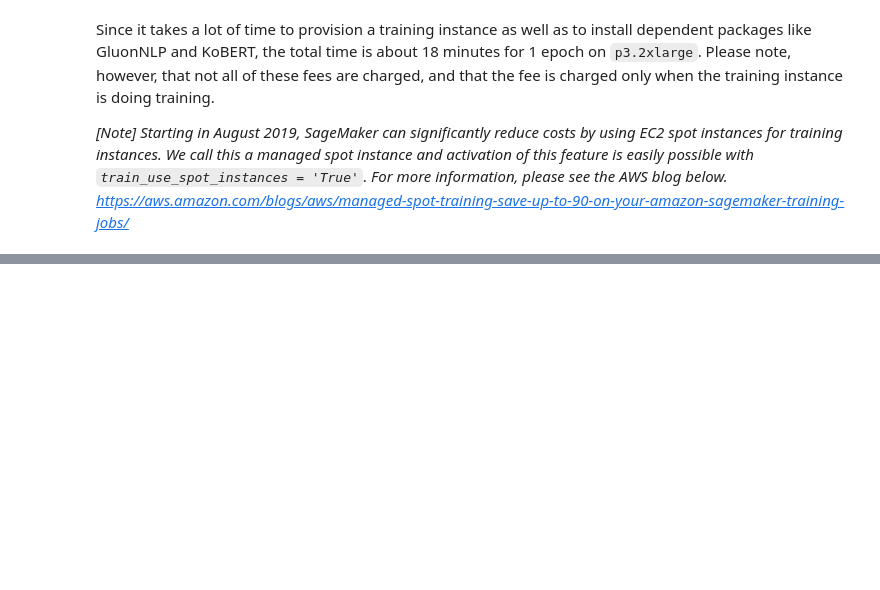
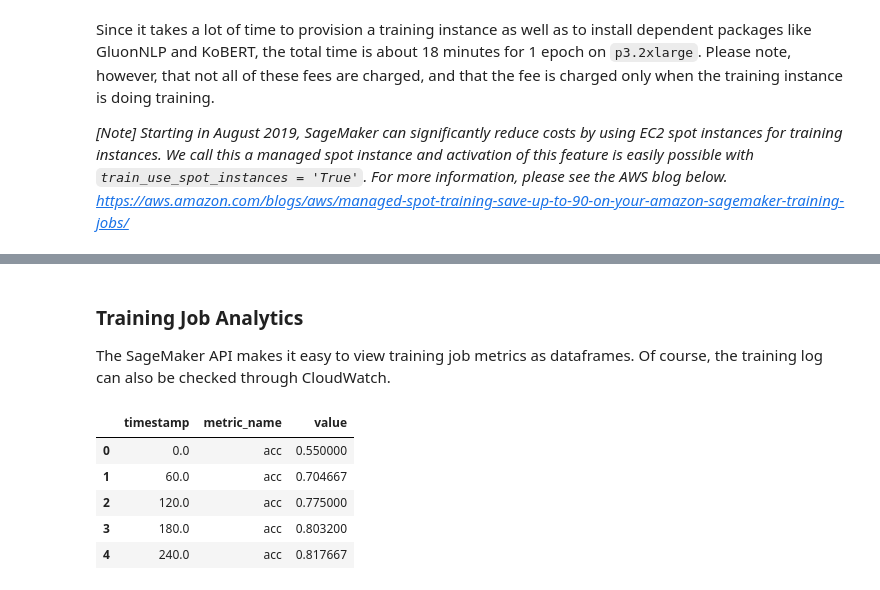
Before and after one commit to daekeun-ml/kobert-workshop, a Jupyter notebook: module2_kobert_nsmc_finetuning_sagemaker.ipynb, the cells around one changed output, grey strips where cells are left out. Saved outputs shown, nothing was run; the diff lists cells and outputs as text; code cells hidden in the pictures; blank space fills up the shorter version.

```diff
--- a/module2_kobert_nsmc_finetuning_sagemaker.ipynb
+++ b/module2_kobert_nsmc_finetuning_sagemaker.ipynb
@@ -191,0 +341,13 @@ Wall time: 17min 52s
+# %%
+import pandas as pd
+pd.options.display.max_columns = 10
+
+from sagemaker.analytics import ExperimentAnalytics
+trial_component_analytics = ExperimentAnalytics(
+    sagemaker_session=sagemaker_session,
+    experiment_name=kobert_experiment.experiment_name,
+    search_expression=search_expression
+)
+
+table = trial_component_analytics.dataframe(force_refresh=True)
+display(table)
@@ -191,0 +358,5 @@ Wall time: 17min 52s
+# %% [markdown]
+### Training Job Analytics
+
+The SageMaker API makes it easy to view training job metrics as dataframes.
+Of course, the training log can also be checked through CloudWatch.
@@ -191,0 +368,9 @@ Wall time: 17min 52s
+# %%
+acc_metric.head()
+# %% [output]
+|  | timestamp | metric_name | value |
+| 0 | 0.0 | acc | 0.550000 |
+| 1 | 60.0 | acc | 0.704667 |
+| 2 | 120.0 | acc | 0.775000 |
+| 3 | 180.0 | acc | 0.803200 |
+| 4 | 240.0 | acc | 0.817667 |
```
Also changed, not shown: parts of 28 cells of this notebook, 2 other files.
